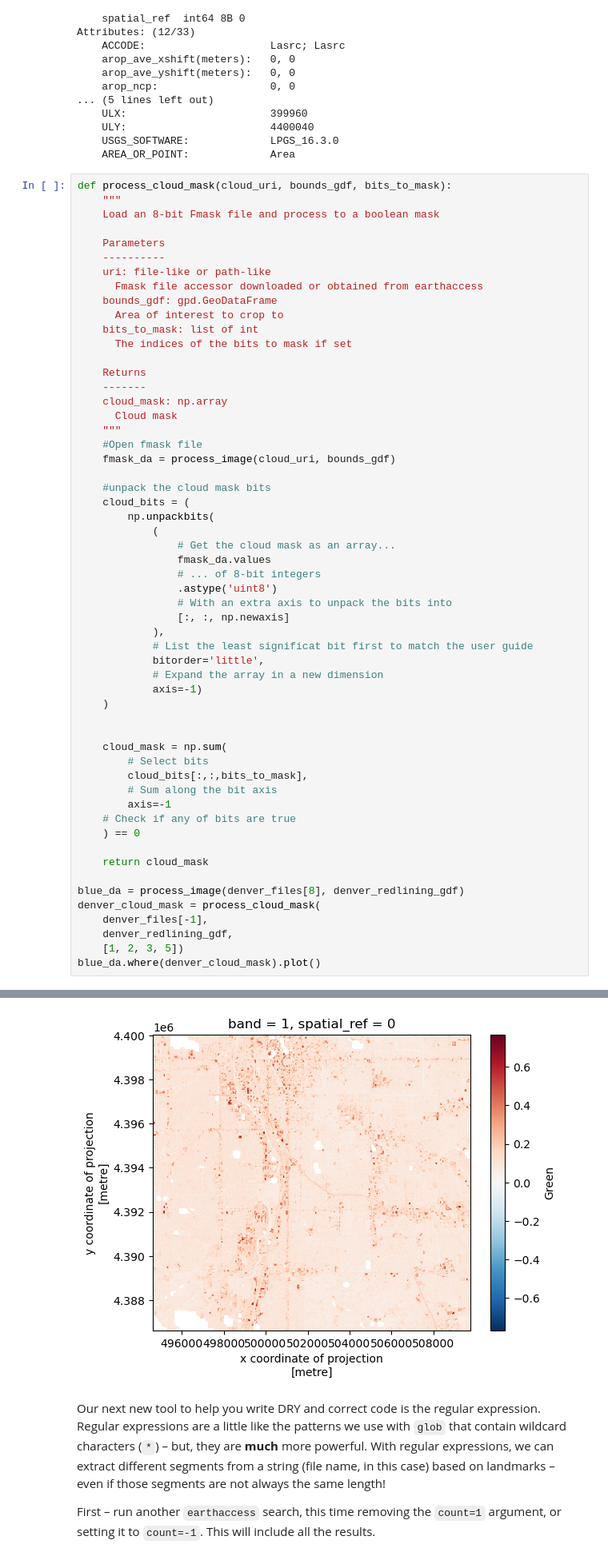
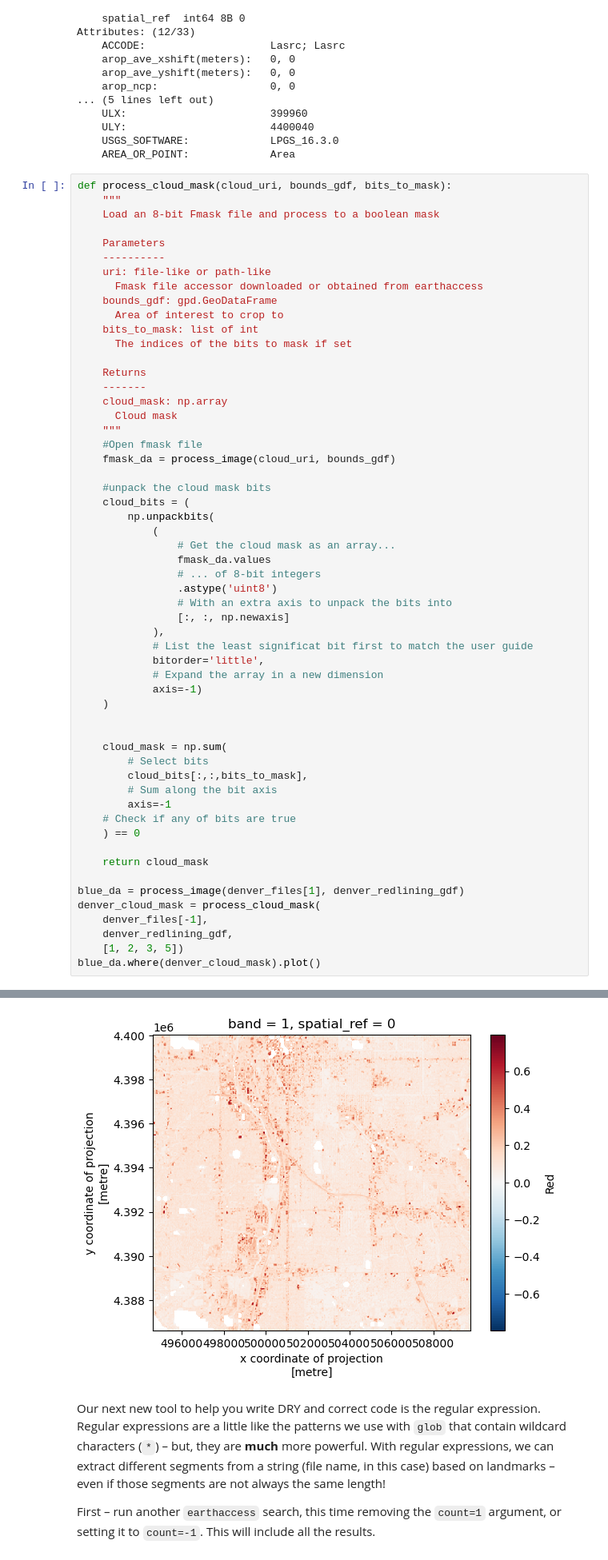
Before and after one commit to earthlab-education/03-redlining-amarangunic, a Jupyter notebook: notebooks/redlining-92-bulk-download.ipynb, the cells around one changed output, grey strips where cells are left out. Shown at 80% size. Drawn from its saved outputs; the diff is of its cells as text.

```diff
--- a/notebooks/redlining-92-bulk-download.ipynb
+++ b/notebooks/redlining-92-bulk-download.ipynb
@@ -183,35 +183,35 @@ def process_cloud_mask(cloud_uri, bounds_gdf, bits_to_mask):
                 fmask_da.values
                 # ... of 8-bit integers
                 .astype('uint8')
                 # With an extra axis to unpack the bits into
                 [:, :, np.newaxis]
             ),
             # List the least significat bit first to match the user guide
             bitorder='little',
             # Expand the array in a new dimension
             axis=-1)
     )
 
 
     cloud_mask = np.sum(
         # Select bits
         cloud_bits[:,:,bits_to_mask],
         # Sum along the bit axis
         axis=-1
     # Check if any of bits are true
     ) == 0
 
     return cloud_mask
 
-blue_da = process_image(denver_files[8], denver_redlining_gdf)
+blue_da = process_image(denver_files[1], denver_redlining_gdf)
 denver_cloud_mask = process_cloud_mask(
     denver_files[-1],
     denver_redlining_gdf,
     [1, 2, 3, 5])
 blue_da.where(denver_cloud_mask).plot()
 # %% [output]
 <matplotlib.collections.QuadMesh at 0x...>
-[figure, old version]
+[figure, new version]
 # %% [markdown]
 Our next new tool to help you write DRY and correct code is the regular
 expression. Regular expressions are a little like the patterns we use
```
Also changed, not shown: parts of 6 cells of this notebook.
